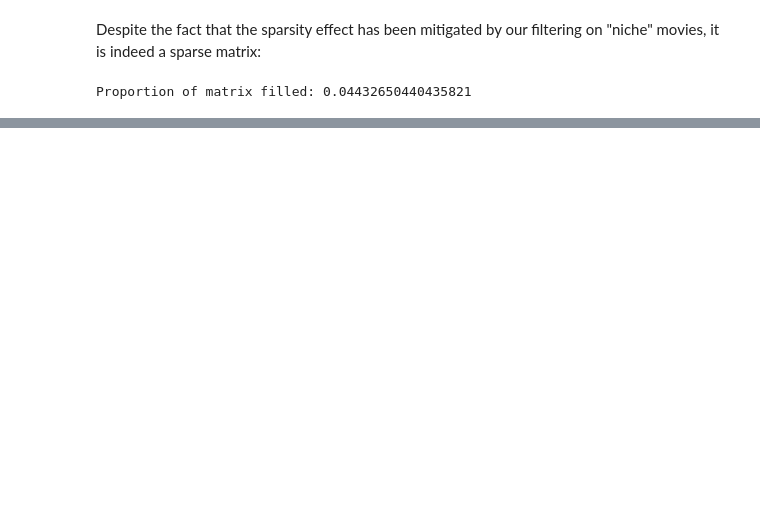
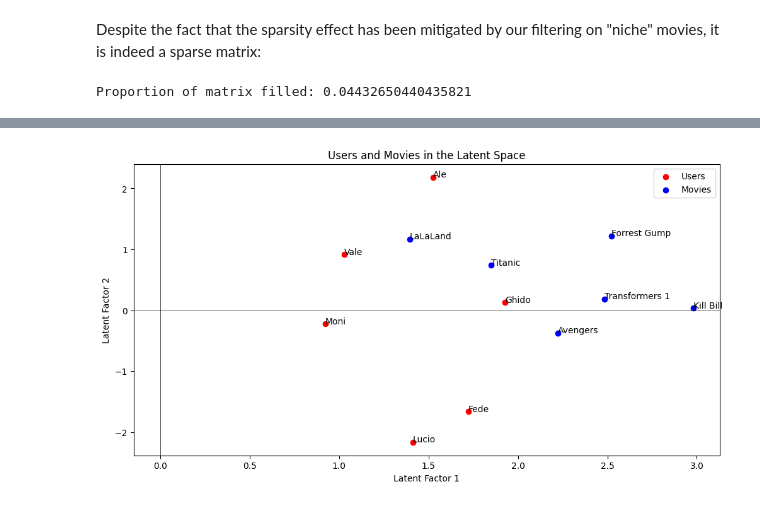
Before and after one commit to Fede-Testa/Movie-Recommendation-System, a Jupyter notebook: main.ipynb, the cells around one changed output, grey strips where cells are left out. Saved outputs shown, nothing was run; the diff lists cells and outputs as text; code cells hidden in the pictures; blank space fills up the shorter version.

```diff
--- a/main.ipynb
+++ b/main.ipynb
@@ -1154,0 +1071,25 @@ print(np.round(model.predict(), decimals=2))  # Predict the entire matrix
+# %%
+# plot movies and users latent factors
+user_factors, movie_factors = als.get_factors()
+
+plt.figure(figsize=(12, 6))
+plt.scatter(user_factors[:, 0], user_factors[:, 1], c='r', label='Users')
+plt.xlabel('Latent Factor 1')
+plt.ylabel('Latent Factor 2')
+plt.title('Users and Movies in the Latent Space')
+plt.scatter(movie_factors[0], movie_factors[1], c='b', label='Movies')
+plt.xlabel('Latent Factor 1')
+plt.ylabel('Latent Factor 2')
+# add user names
+for i, txt in enumerate(user_name):
+    plt.annotate(txt, (user_factors[i, 0], user_factors[i, 1]))
+# add movie names
+for i, txt in enumerate(movie_name):
+    plt.annotate(txt, (movie_factors[0][i], movie_factors[1][i]))
+# add axes
+plt.axhline(0, color='black',linewidth=0.5)
+plt.axvline(0, color='black',linewidth=0.5)
+plt.legend()
+plt.show()
+# %% [output]
+[figure, added]
```
Also changed, not shown: parts of 57 cells of this notebook, 9 other files.
